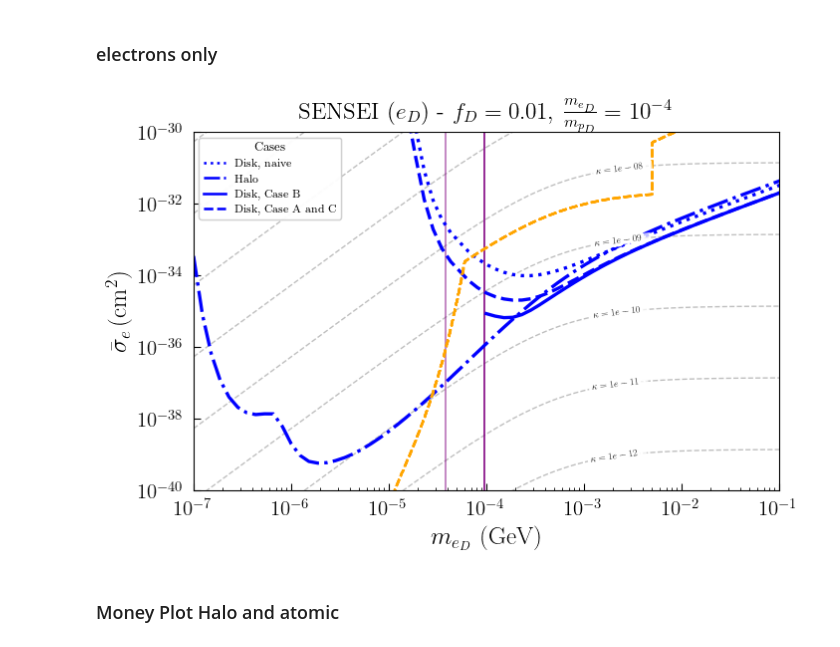
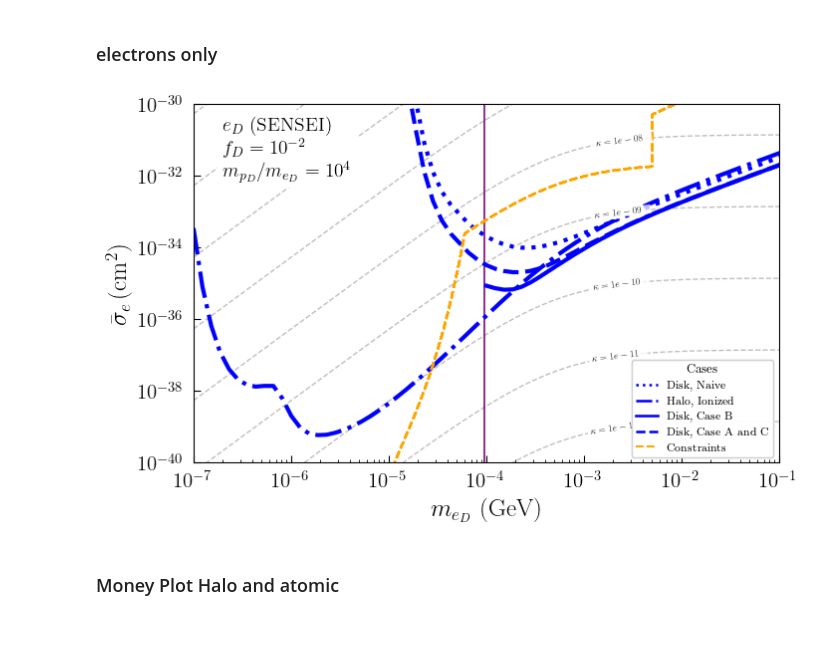
Before and after one commit to Keegan-Humphrey/darkELF-custom, a Jupyter notebook: mystuff/constraint_plots_clean.ipynb, the cells around one changed output. Cells and saved outputs as stored; diff of their text form; code cells hidden in the pictures.

Commit message:
some plot style changes, before modifying electron plot range and content

```diff
--- a/mystuff/constraint_plots_clean.ipynb
+++ b/mystuff/constraint_plots_clean.ipynb
@@ -1648,7 +1631,8 @@ mX=1.0e8 # specify the dark matter mass (to be updated later)
 
 expSENSEI = 100.72 * 1e-3 / 365 # [kg-yr] SENSEI Snolab exposure from 2312.13342
 
-vs_list = [{"v0kms":220,"vesckms": np.sqrt(43**2 + 11**2),"vekms": 233,"vdist":"disk","fD":0.01,"with_atomic_ff":True}] # all must be positive
+# vs_list = [{"v0kms":220,"vesckms": np.sqrt(43**2 + 11**2),"vekms": 233,"vdist":"disk","fD":0.01,"with_atomic_ff":True}] # all must be positive
+vs_list = [{"v0kms":220,"vesckms": 540,"vekms": 233,"vdist":"halo","fD":0.01,"with_atomic_ff":True}] # all must be positive
 
 
 
@@ -2917,7 +2901,7 @@ case_labels = {i: targetlabels[i] for i in kept_indices}
 # Species controls line width
 species_lws = {
     r"$p_D$": 1.2,
-    r"$e_D$": 2.4,
+    r"$e_D$": 3.0,
 }
 
 # Experiment controls color
@@ -3655,7 +3654,7 @@ plt.show()
 # %%
 
 # targetlabels=[r"Si - halo, CDM ($f_D=1$)","Si - disk, aDM","Si - halo, aDM","Si - halo, max charged","Si - disk, sun lots","Si - disk, sun little","Si - disk, little both"]
-targetlabels=[r"Si - halo, CDM ($f_D=1$)","Disk, naive","Halo","Si - halo, max charged","Disk, Case B","Disk, Case A and C","Si - disk, little both"]
+targetlabels=[r"Si - halo, CDM ($f_D=1$)","Disk, Naive","Halo, Ionized","Si - halo, max charged","Disk, Case B","Disk, Case A and C","Si - disk, little both"]
 
 masslist_eD = masslist / sqrtmrat**2
 
@@ -3779,6 +3778,9 @@ axs.set_ylim([1e-40, 1.0e-30])
 # )
 
 
+axs.text(2e2,1e-32,"$e_{D}$ (SENSEI)\n $f_D=10^{-2}$ \n $m_{p_D}/m_{e_D}=10^4$",fontsize=14,backgroundcolor="white",horizontalalignment="left")
+
+
 eVtoGeV = 10**(-9)
 axs.xaxis.set_major_formatter(
     lambda value, position: LogFormatterMathtext()(eVtoGeV * value)
@@ -3795,7 +3797,8 @@ axs.tick_params(direction="in",which="both")
 
 axs.legend(ncol=2,fontsize=8,loc="upper right")
 # axs.axvline(x=1e5,color="red",linestyle="dashed")
-axs.set_title(r"SENSEI ($e_D$) - $f_D = 0.01$, $\frac{m_{e_D}}{m_{p_D}} = 10^{-4}$")
+# axs.set_title(r"SENSEI ($e_D$) - $f_D = 0.01$, $\frac{m_{e_D}}{m_{p_D}} = 10^{-4}$")
+
 
 
 # ------------------------------------------------------------------
@@ -3837,14 +3840,14 @@ therm_line = axs.axvline(
 # )
 
 
-therm_line = axs.axvline(
-    10**8.58272 / sqrtmrat**2,
-    color="purple",
-    lw=1.1,
-    ls="-",
-    alpha=0.6,
-    zorder=1,
-)
+# therm_line = axs.axvline(
+#     10**8.58272 / sqrtmrat**2,
+#     color="purple",
+#     lw=1.1,
+#     ls="-",
+#     alpha=0.6,
+#     zorder=1,
+# )
 
 
 # ------------------------------------------------------------------
@@ -3999,36 +4002,47 @@ case_handles = [
         color=exp_color,
         lw=1.8,
         ls=scenario_styles[i],
         label=case_labels[i],
     )
     for i in kept_indices
 ]
 
 
+cosmo_handles = [
+    Line2D(
+        [0], [0],
+        color="orange",
+        lw=1.5,
+        ls="--",
+        label="Constraints"
+    )
+    ]
+
+
 reference_handles = []
 
 leg1 = axs.legend(
-    handles=case_handles,
+    handles=case_handles+cosmo_handles,
     title="Cases",
     fontsize=8,
     title_fontsize=9,
-    loc="upper left",
+    loc="lower right",
     # frameon=False,
     frameon=True,
     facecolor="white"
 )
 
 axs.add_artist(leg1)
 
 fig.subplots_adjust(
     left=0.13,
     right=0.97,
     bottom=0.15,
     top=0.90,
 )
 plt.show()
 # %% [output]
-[figure, old version]
+[figure, new version]
 # %% [markdown]
 ### Money Plot Halo and atomic
 # %%
```
Also changed, not shown: parts of 5 cells of this notebook, 5 other files.
